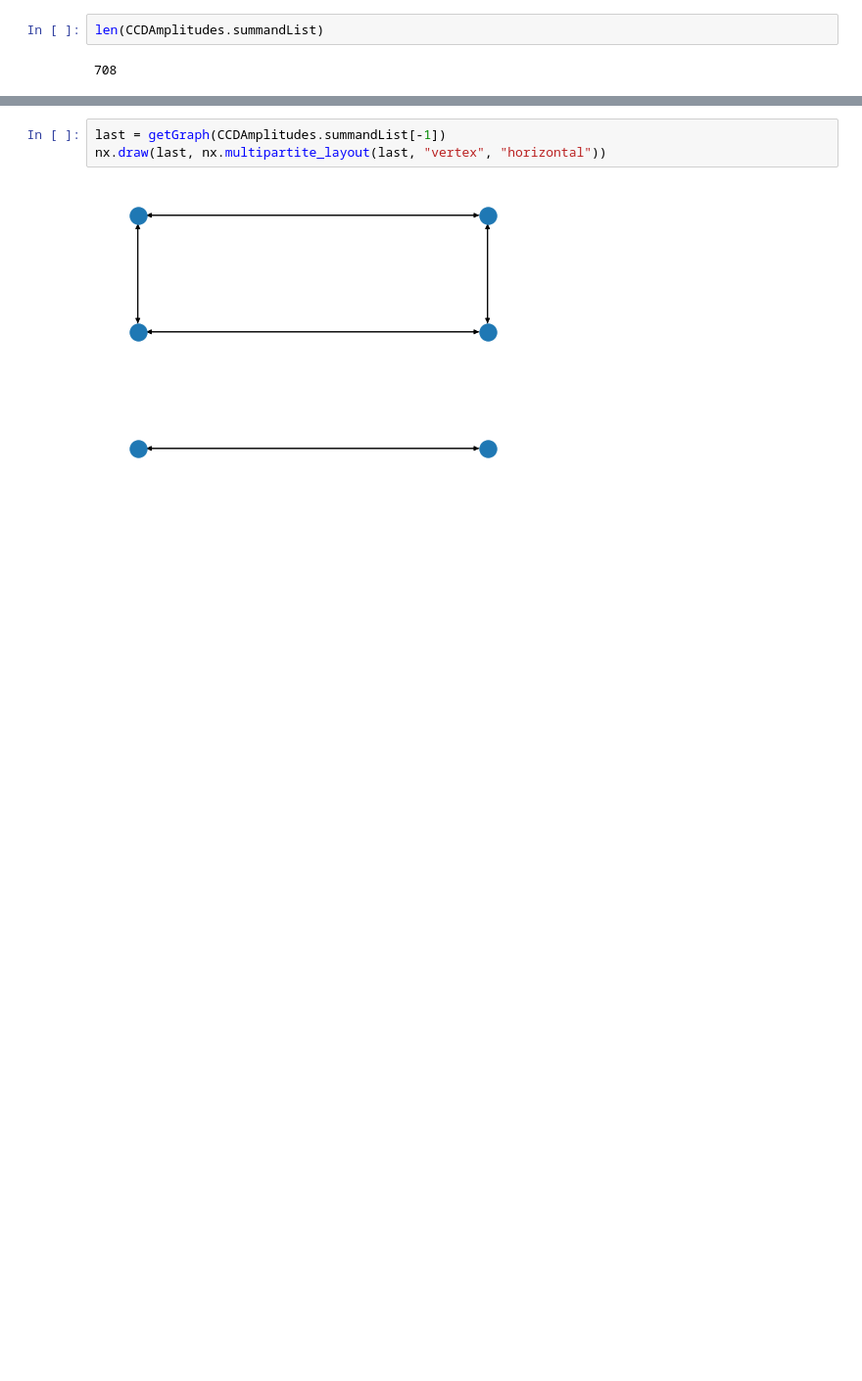
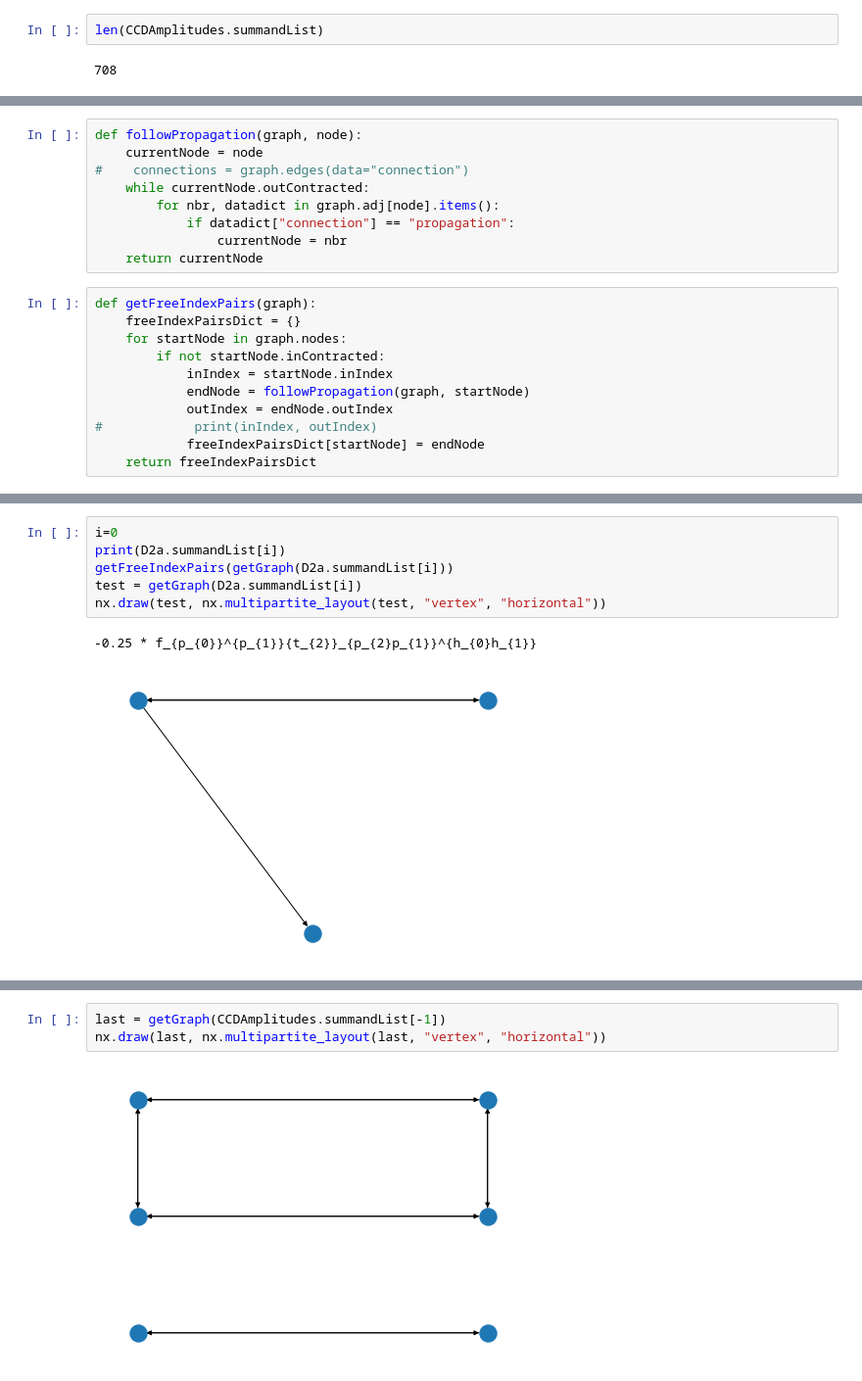
Before and after one commit to AGunasekera/DPhil, a Jupyter notebook: COSCC/isomorphicTerms.ipynb, the cells around one changed output, grey strips where cells are left out. Shown at 98% size. Cells and saved outputs as stored; diff of their text form; blank space fills up the shorter version.

```diff
--- a/COSCC/isomorphicTerms.ipynb
+++ b/COSCC/isomorphicTerms.ipynb
@@ -222,0 +303,20 @@ print(collectEquation(CCDAmplitudes))
+# %%
+def followPropagation(graph, node):
+    currentNode = node
+#    connections = graph.edges(data="connection")
+    while currentNode.outContracted:
+        for nbr, datadict in graph.adj[node].items():
+            if datadict["connection"] == "propagation":
+                currentNode = nbr
+    return currentNode
+# %%
+def getFreeIndexPairs(graph):
+    freeIndexPairsDict = {}
+    for startNode in graph.nodes:
+        if not startNode.inContracted:
+            inIndex = startNode.inIndex
+            endNode = followPropagation(graph, startNode)
+            outIndex = endNode.outIndex
+#            print(inIndex, outIndex)
+            freeIndexPairsDict[startNode] = endNode
+    return freeIndexPairsDict
@@ -222,0 +331,9 @@ print(collectEquation(CCDAmplitudes))
+# %%
+i=0
+print(D2a.summandList[i])
+getFreeIndexPairs(getGraph(D2a.summandList[i]))
+test = getGraph(D2a.summandList[i])
+nx.draw(test, nx.multipartite_layout(test, "vertex", "horizontal"))
+# %% [output]
+-0.25 * f_{p_{0}}^{p_{1}}{t_{2}}_{p_{2}p_{1}}^{h_{0}h_{1}}
+[figure, added]
```
Also changed, not shown: parts of 204 cells of this notebook, 8 other files.
